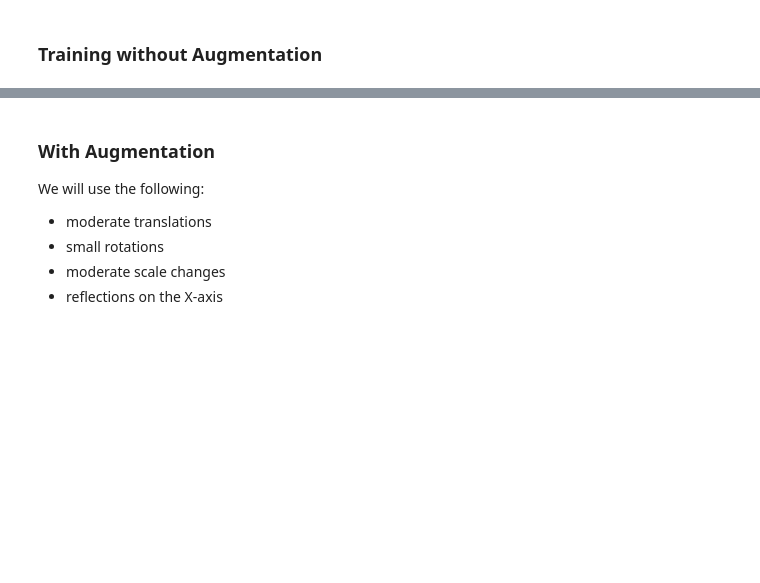
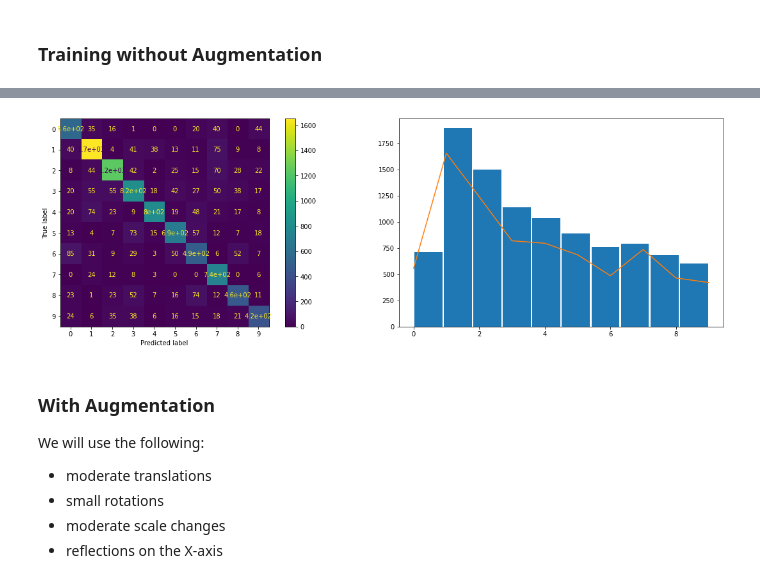
Before and after one commit to zeroxiga/ML-Data-Augmentation---SVHN, a Jupyter notebook: Data Augmentation - SVHN.ipynb, the cells around one changed output, grey strips where cells are left out. Cells and saved outputs as stored; diff of their text form; code cells hidden in the pictures; blank space fills up the shorter version.

```diff
--- a/Data Augmentation - SVHN.ipynb
+++ b/Data Augmentation - SVHN.ipynb
@@ -183,0 +235,5 @@ eval(model_cnn, history, X_test, Y_test)
+# %%
+class_weights = class_weight.compute_class_weight('balanced',
+                                                 np.unique(Y_train.flatten()),
+                                                 Y_train.flatten())
+print(class_weights)
@@ -183,0 +243,10 @@ eval(model_cnn, history, X_test, Y_test)
+# %%
+model_baseline = build_model(10)
+model_baseline.compile(loss=keras.losses.SparseCategoricalCrossentropy(from_logits=True),
+              optimizer=keras.optimizers.Adam(),
+              metrics=['accuracy'])
+history = model_baseline.fit(X_train, Y_train,
+                        batch_size=128,
+                        epochs=num_epochs,
+                        validation_data=(X_test, Y_test),
+                        class_weight=dict(enumerate(class_weights)))
@@ -183,0 +271,3 @@ eval(model_cnn, history, X_test, Y_test)
+# %%
+eval_model(model_baseline, X_test, Y_test)
+# %% [output]
@@ -184,3 +277,4 @@ eval(model_cnn, history, X_test, Y_test)
+[figure, added]
 # %% [markdown]
 ### With Augmentation
 We will use the following:
```
Also changed, not shown: parts of 66 cells of this notebook.
